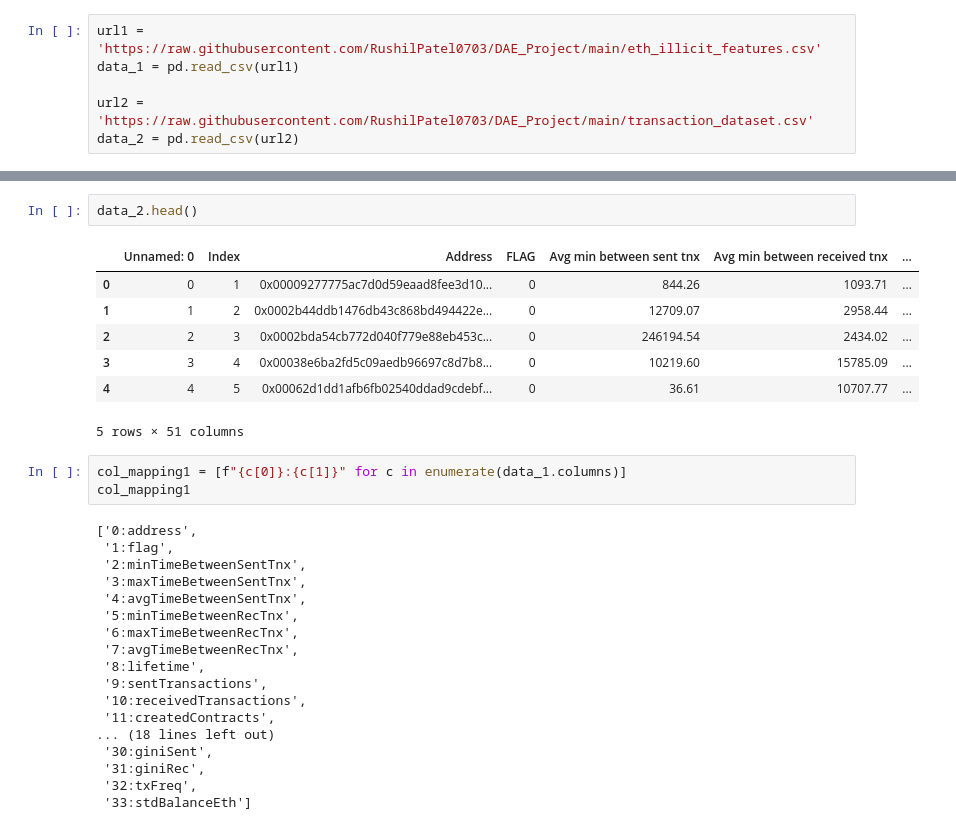
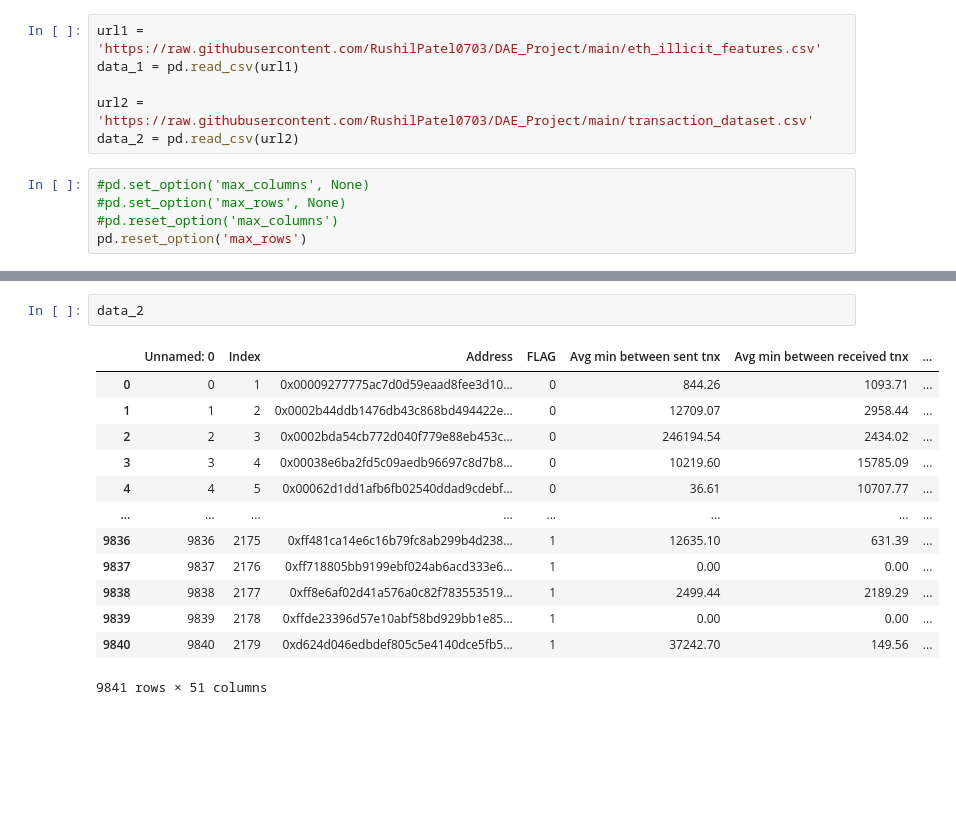
Before and after one commit to RushilPatel0703/DAE_Project, a Jupyter notebook: test.ipynb, the cells around one changed output, grey strips where cells are left out. Cells and saved outputs as stored; diff of their text form; blank space fills up the shorter version.

```diff
--- a/test.ipynb
+++ b/test.ipynb
@@ -11,4 +11,9 @@ data_1 = pd.read_csv(url1)
 
 url2 = 'https://raw.githubusercontent.com/RushilPatel0703/DAE_Project/main/transaction_dataset.csv'
 data_2 = pd.read_csv(url2)
+# %%
+#pd.set_option('max_columns', None)
+#pd.set_option('max_rows', None)
+#pd.reset_option('max_columns')
+pd.reset_option('max_rows')
 # %%
@@ -24,31 +35,16 @@ data_1.head()
 # %%
-data_2.head()
+data_2
 # %% [output]
 |  | Unnamed: 0 | Index | Address | FLAG | Avg min between sent tnx | Avg min between received tnx | ... |
 | 0 | 0 | 1 | 0x00009277775ac7d0d59eaad8fee3d10... | 0 | 844.26 | 1093.71 | ... |
 | 1 | 1 | 2 | 0x0002b44ddb1476db43c868bd494422e... | 0 | 12709.07 | 2958.44 | ... |
 | 2 | 2 | 3 | 0x0002bda54cb772d040f779e88eb453c... | 0 | 246194.54 | 2434.02 | ... |
 | 3 | 3 | 4 | 0x00038e6ba2fd5c09aedb96697c8d7b8... | 0 | 10219.60 | 15785.09 | ... |
 | 4 | 4 | 5 | 0x00062d1dd1afb6fb02540ddad9cdebf... | 0 | 36.61 | 10707.77 | ... |
+| ... | ... | ... | ... | ... | ... | ... | ... |
+| 9836 | 9836 | 2175 | 0xff481ca14e6c16b79fc8ab299b4d238... | 1 | 12635.10 | 631.39 | ... |
+| 9837 | 9837 | 2176 | 0xff718805bb9199ebf024ab6acd333e6... | 1 | 0.00 | 0.00 | ... |
+| 9838 | 9838 | 2177 | 0xff8e6af02d41a576a0c82f783553519... | 1 | 2499.44 | 2189.29 | ... |
+| 9839 | 9839 | 2178 | 0xffde23396d57e10abf58bd929bb1e85... | 1 | 0.00 | 0.00 | ... |
+| 9840 | 9840 | 2179 | 0xd624d046edbdef805c5e4140dce5fb5... | 1 | 37242.70 | 149.56 | ... |
-5 rows × 51 columns
+9841 rows × 51 columns
-# %%
-col_mapping1 = [f"{c[0]}:{c[1]}" for c in enumerate(data_1.columns)]
-col_mapping1
-# %% [output]
-['0:address',
- '1:flag',
- '2:minTimeBetweenSentTnx',
- '3:maxTimeBetweenSentTnx',
- '4:avgTimeBetweenSentTnx',
- '5:minTimeBetweenRecTnx',
- '6:maxTimeBetweenRecTnx',
- '7:avgTimeBetweenRecTnx',
- '8:lifetime',
- '9:sentTransactions',
- '10:receivedTransactions',
- '11:createdContracts',
-... (18 lines left out)
- '30:giniSent',
- '31:giniRec',
- '32:txFreq',
- '33:stdBalanceEth']
```
Also changed, not shown: parts of 12 cells of this notebook.
